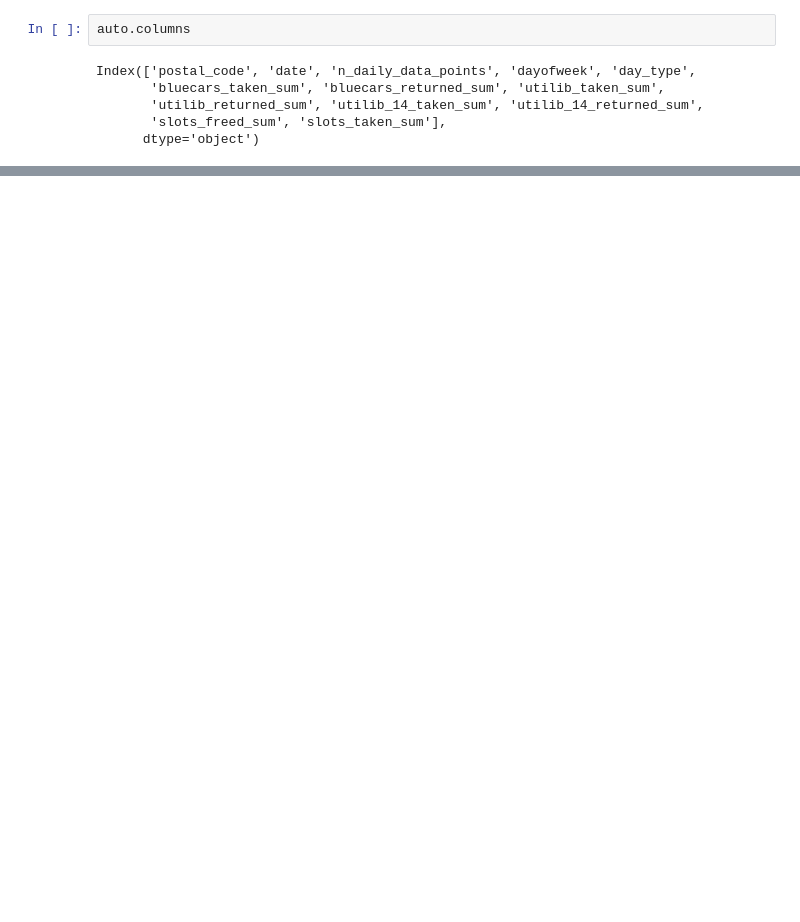
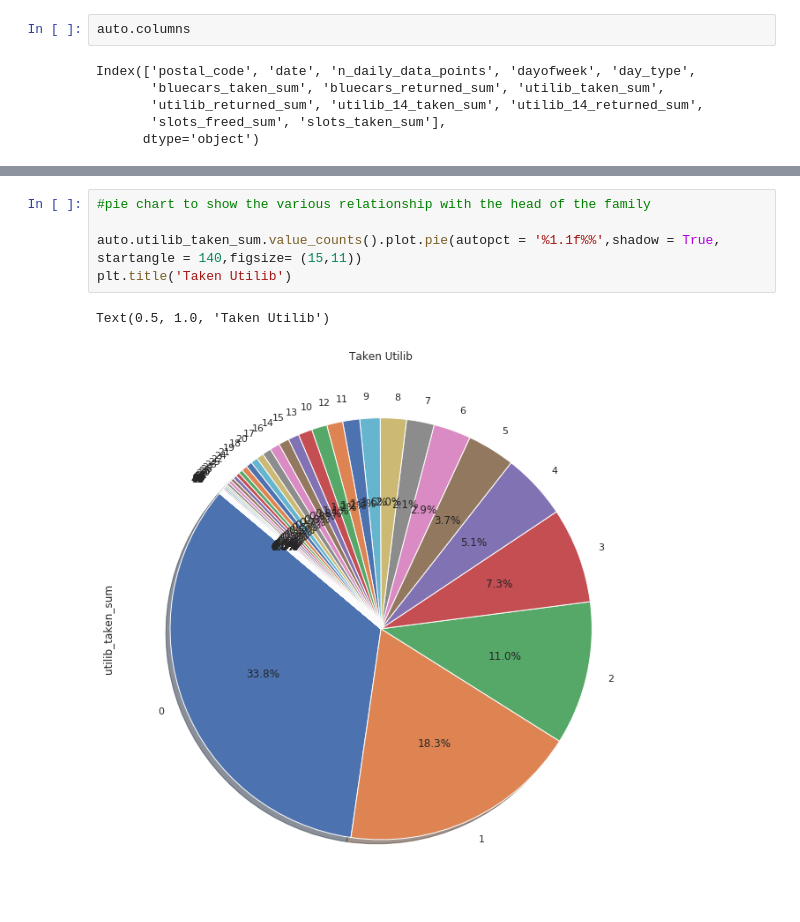
Before and after one commit to mwinzie/Autolib-Project-, a Jupyter notebook: Moringa_Data_Science_Core_W3_Independent_Project_Agnes_Mwinzi_DataScience.ipynb, the cells around one changed output, grey strips where cells are left out. Drawn from its saved outputs; the diff is of its cells as text; blank space fills up the shorter version.

```diff
--- a/Moringa_Data_Science_Core_W3_Independent_Project_Agnes_Mwinzi_DataScience.ipynb
+++ b/Moringa_Data_Science_Core_W3_Independent_Project_Agnes_Mwinzi_DataScience.ipynb
@@ -252,0 +414,8 @@ frequencies
+# %%
+#pie chart to show the various relationship with the head of the family
+
+auto.utilib_taken_sum.value_counts().plot.pie(autopct = '%1.1f%%',shadow = True, startangle = 140,figsize= (15,11))
+plt.title('Taken Utilib')
+# %% [output]
+Text(0.5, 1.0, 'Taken Utilib')
+[figure, added]
```
Also changed, not shown: parts of 32 cells of this notebook.
